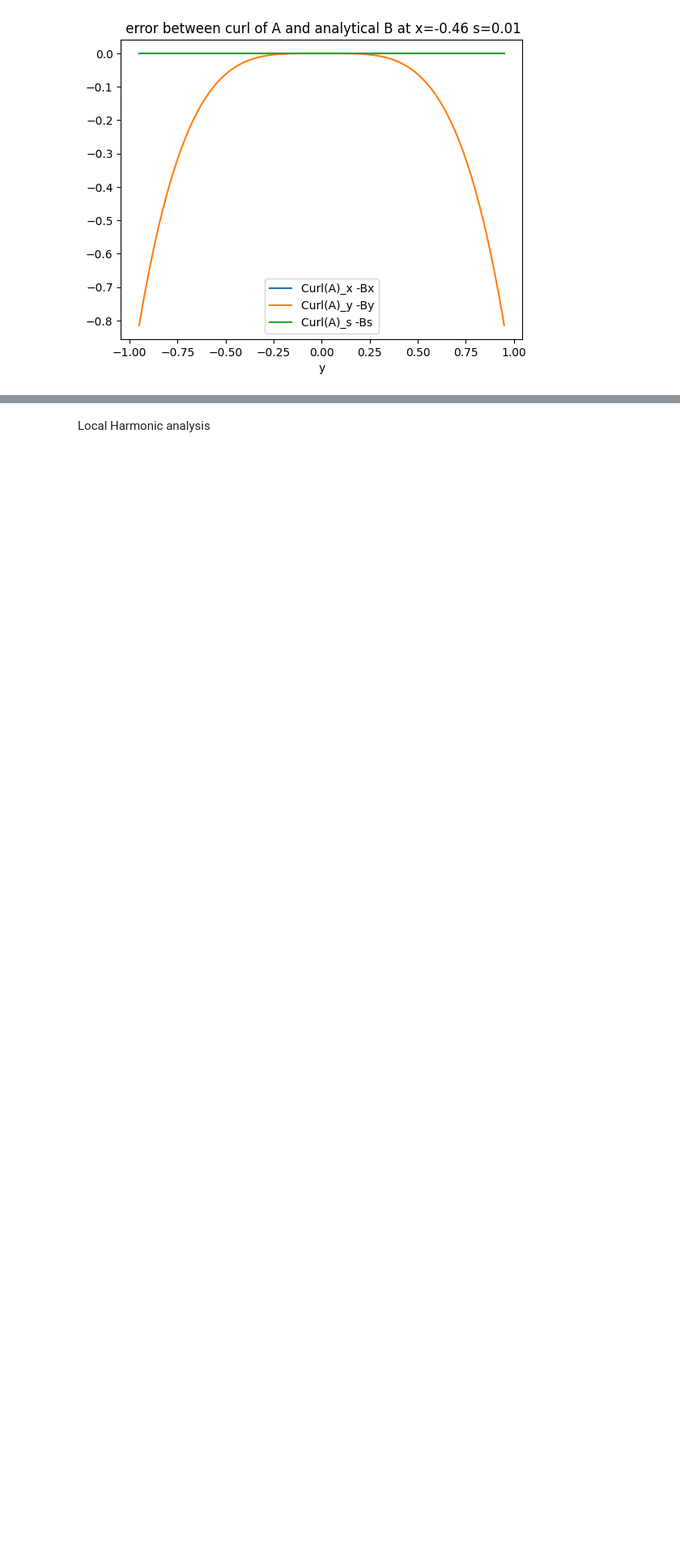
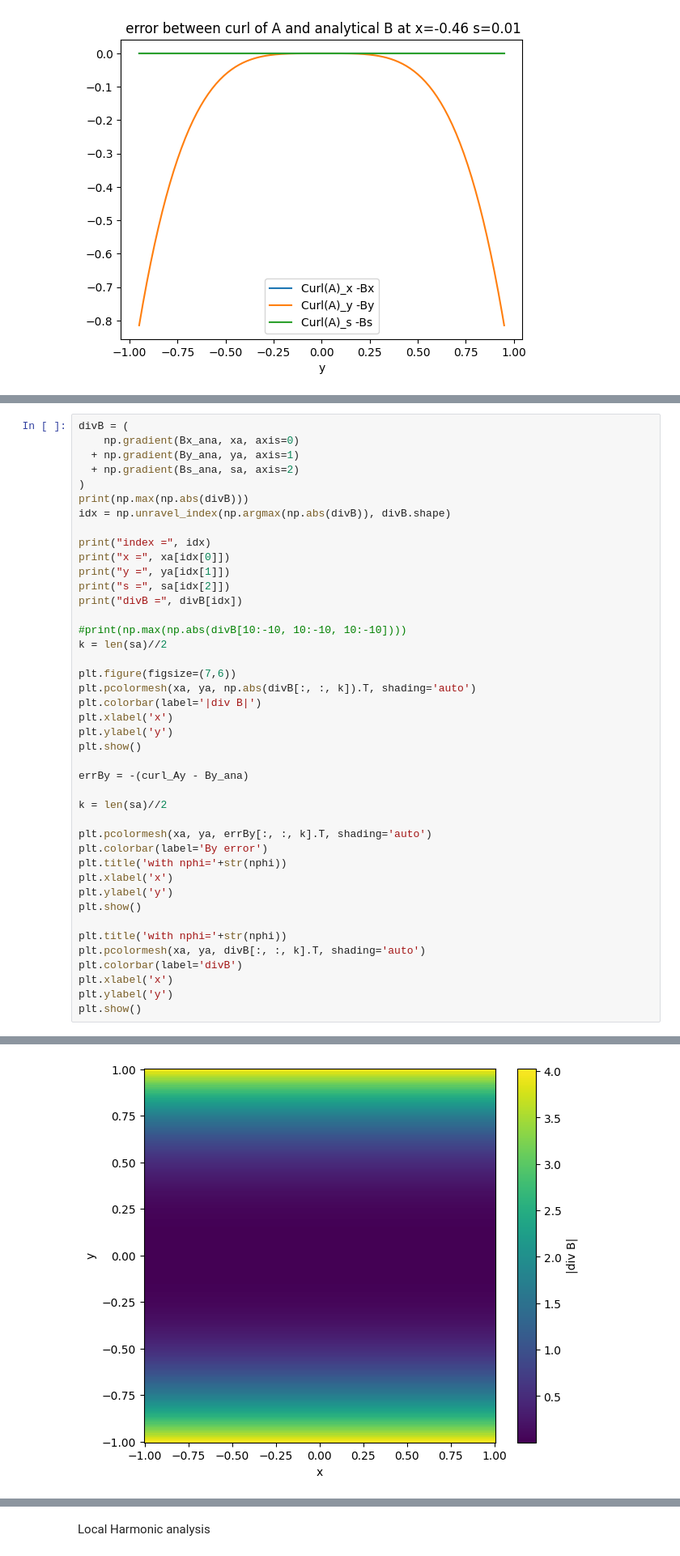
Before and after one commit to marcoliniF/bpmeth, a Jupyter notebook: preliminaryTrials/2abBAcurlB_HA_ab.ipynb, the cells around one changed output, grey strips where cells are left out. Shown at 81% size. Cells and saved outputs as stored; diff of their text form; blank space fills up the shorter version.

```diff
--- a/preliminaryTrials/2abBAcurlB_HA_ab.ipynb
+++ b/preliminaryTrials/2abBAcurlB_HA_ab.ipynb
@@ -138,0 +148,43 @@ Max difference in Bs: 0.05956766666667135
+# %%
+divB = (
+    np.gradient(Bx_ana, xa, axis=0)
+  + np.gradient(By_ana, ya, axis=1)
+  + np.gradient(Bs_ana, sa, axis=2)
+)
+print(np.max(np.abs(divB)))
+idx = np.unravel_index(np.argmax(np.abs(divB)), divB.shape)
+
+print("index =", idx)
+print("x =", xa[idx[0]])
+print("y =", ya[idx[1]])
+print("s =", sa[idx[2]])
+print("divB =", divB[idx])
+
+#print(np.max(np.abs(divB[10:-10, 10:-10, 10:-10])))
+k = len(sa)//2
+
+plt.figure(figsize=(7,6))
+plt.pcolormesh(xa, ya, np.abs(divB[:, :, k]).T, shading='auto')
+plt.colorbar(label='|div B|')
+plt.xlabel('x')
+plt.ylabel('y')
+plt.show()
+
+errBy = -(curl_Ay - By_ana)
+
+k = len(sa)//2
+
+plt.pcolormesh(xa, ya, errBy[:, :, k].T, shading='auto')
+plt.colorbar(label='By error')
+plt.title('with nphi='+str(nphi))
+plt.xlabel('x')
+plt.ylabel('y')
+plt.show()
+
+plt.title('with nphi='+str(nphi))
+plt.pcolormesh(xa, ya, divB[:, :, k].T, shading='auto')
+plt.colorbar(label='divB')
+plt.xlabel('x')
+plt.ylabel('y')
+plt.show()
+# %% [output]
@@ -138,0 +197 @@ Max difference in Bs: 0.05956766666667135
+[figure, added]
```
Also changed, not shown: parts of 8 cells of this notebook.
